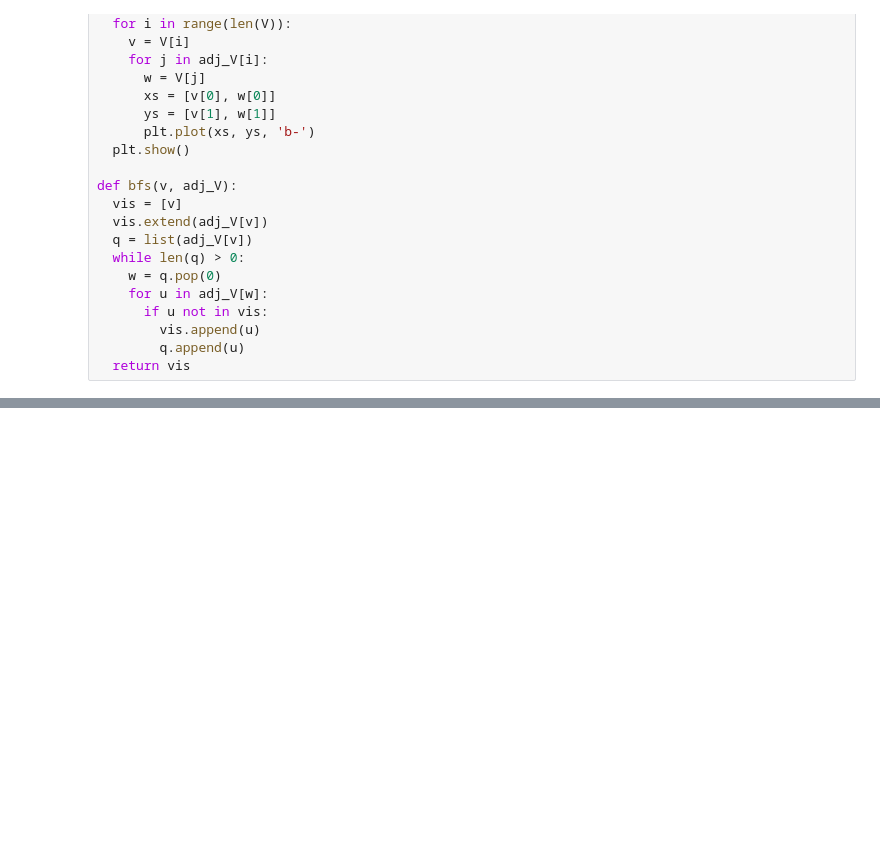
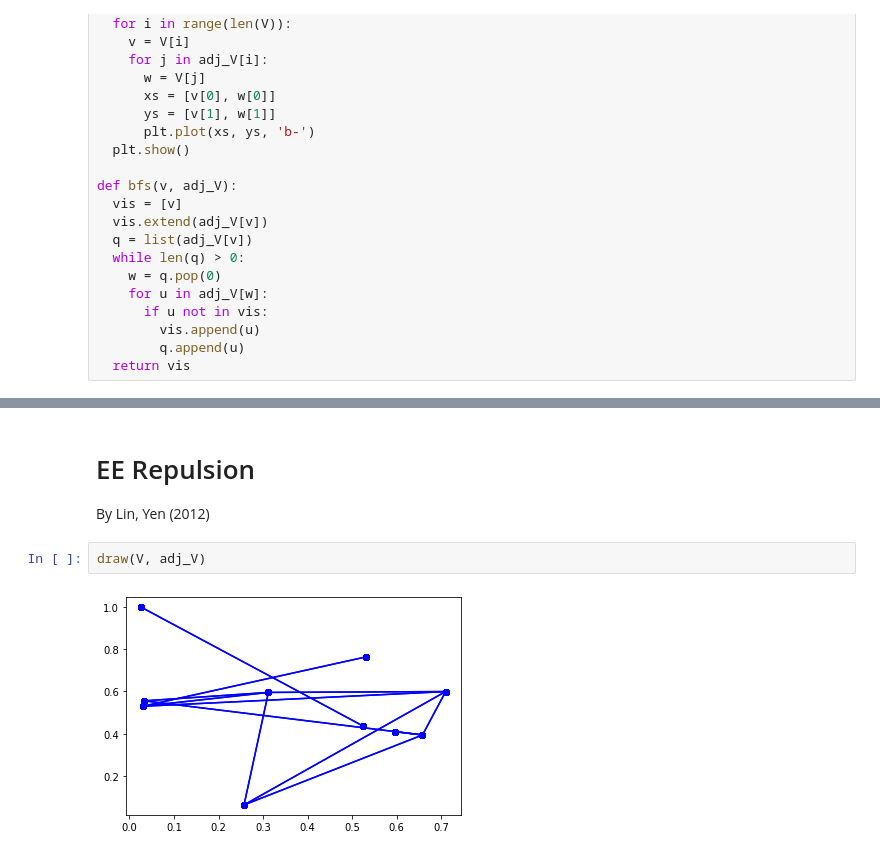
Before and after one commit to chclam/PrettyGD, a Jupyter notebook: graph_drawing_playground.ipynb, the cells around one changed output, grey strips where cells are left out. Saved outputs shown, nothing was run; the diff lists cells and outputs as text; blank space fills up the shorter version.

Commit message:
start ee repulsion

```diff
--- a/graph_drawing_playground.ipynb
+++ b/graph_drawing_playground.ipynb
@@ -50,0 +52,7 @@ draw(V, adj_V)
+# %% [markdown]
+# EE Repulsion
+By Lin, Yen (2012)
+# %%
+draw(V, adj_V)
+# %% [output]
+[figure, added]
```
Also changed, not shown: parts of 2 cells of this notebook.
